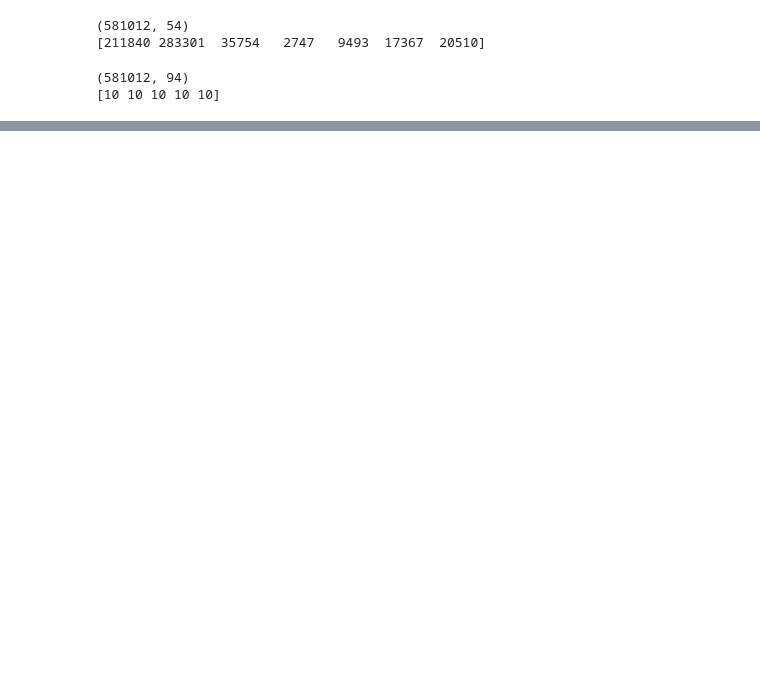
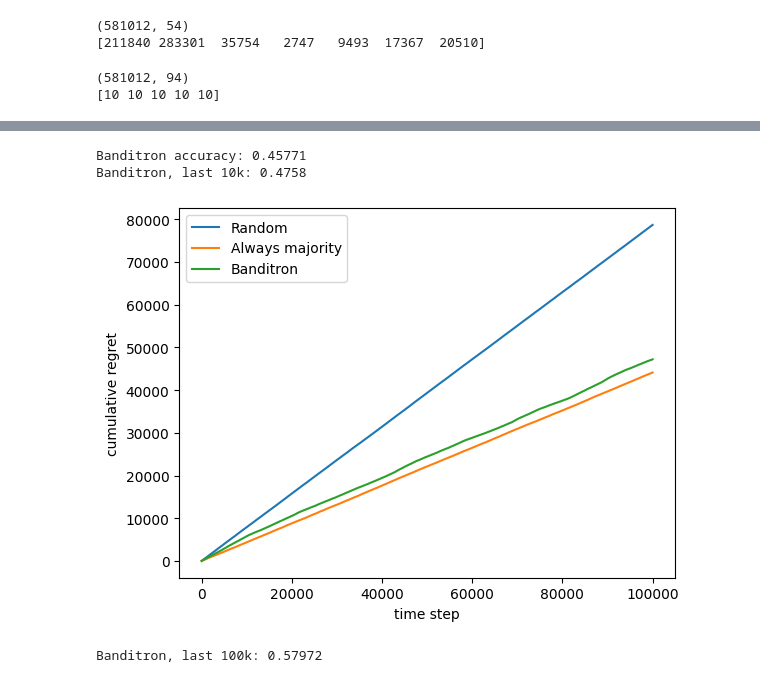
Before and after one commit to michelle-rahman/neural-bandit-plus, a Jupyter notebook: 01_data_and_baselines.ipynb, the cells around one changed output, grey strips where cells are left out. Cells and saved outputs as stored; diff of their text form; code cells hidden in the pictures; blank space fills up the shorter version.

```diff
--- a/01_data_and_baselines.ipynb
+++ b/01_data_and_baselines.ipynb
@@ -46,0 +97,36 @@ print(X[:, :50].sum(axis=1)[:5])        # should print [10 10 10 10 10]
+# %%
+def sample(p, rng):
+    return int(min(np.searchsorted(np.cumsum(p), rng.random(), side='right'), len(p) - 1))
+
+class Banditron:
+    def __init__(self, gamma=0.005, seed=0):
+        self.g = gamma
+        self.W = np.zeros((K, d))
+        self.rng = np.random.default_rng(seed)
+    def act(self, x):
+        self.yhat = int(np.argmax(self.W @ x))          # greedy prediction
+        self.P = np.full(K, self.g / K)
+        self.P[self.yhat] += 1 - self.g                 # P(action)
+        return sample(self.P, self.rng)
+    def update(self, x, a, r):
+        self.W[self.yhat] -= x                          # push away from the guess
+        if r > 0:                                       # only if the played action was right
+            self.W[a] += x / self.P[a]                  # importance-weighted push toward it
+# %%
+r_ban = run(Banditron(), T)
+print("Banditron accuracy:", r_ban.mean())
+print("Banditron, last 10k:", r_ban[-10_000:].mean())
+
+plt.plot(cum_regret(r_rand), label='Random')
+plt.plot(cum_regret(r_maj), label='Always majority')
+plt.plot(cum_regret(r_ban), label='Banditron')
+plt.xlabel('time step'); plt.ylabel('cumulative regret'); plt.legend(); plt.show()
+# %% [output]
+Banditron accuracy: 0.45771
+Banditron, last 10k: 0.4758
+[figure, added]
+# %%
+r_ban_long = run(Banditron(), 1_000_000)
+print("Banditron, last 100k:", r_ban_long[-100_000:].mean())   # paper: about 0.57
+# %% [output]
+Banditron, last 100k: 0.57972
```
Also changed, not shown: parts of 4 cells of this notebook.
